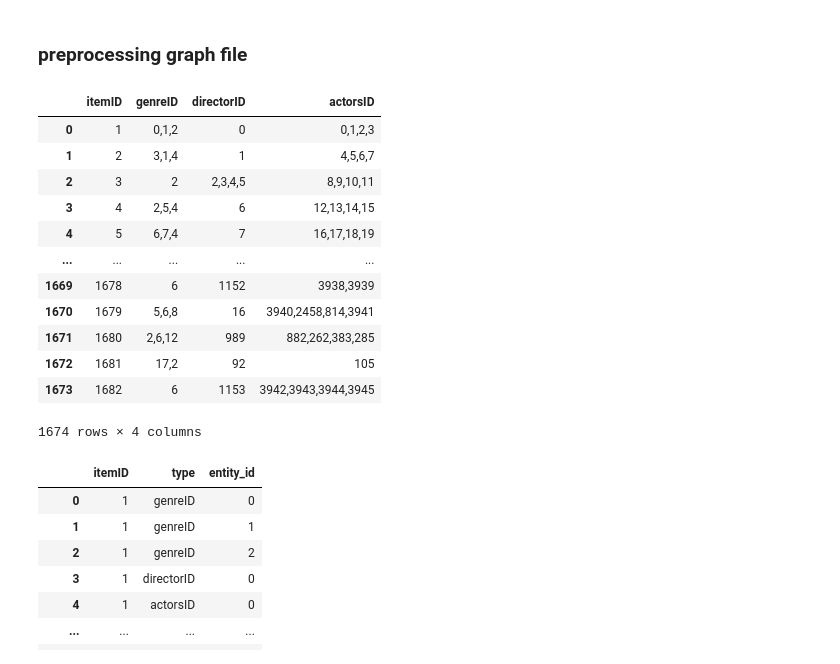
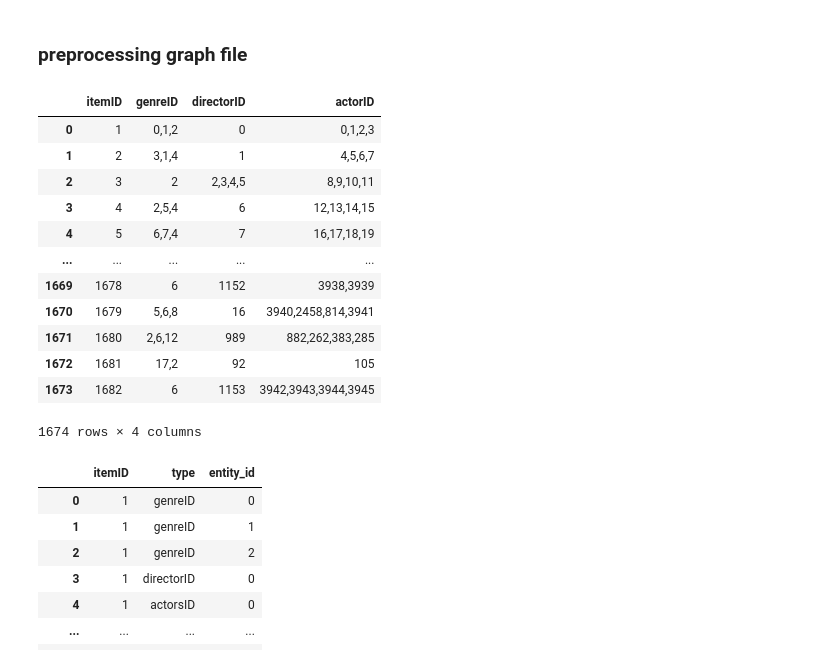
Before and after one commit to manhtung001/KGCN-pytorch_geometric, a Jupyter notebook: pytorch_geometric_version/data/preprocessing_new_data.ipynb, the cells around one changed output. Drawn from its saved outputs; the diff is of its cells as text; code cells hidden in the pictures.

```diff
--- a/pytorch_geometric_version/data/preprocessing_new_data.ipynb
+++ b/pytorch_geometric_version/data/preprocessing_new_data.ipynb
@@ -213,10 +213,10 @@ df.to_csv("ML100K/user_item.dat", sep="\t", index=False)
 # %%
 df = pd.read_csv("ML100K/raw/auxiliary-mapping.txt", sep="|", header=None)
 # rename the columns
-df.columns = ["itemID", "genreID", "directorID", "actorsID"]
+df.columns = ["itemID", "genreID", "directorID", "actorID"]
 df
 # %% [output]
-|  | itemID | genreID | directorID | actorsID |
+|  | itemID | genreID | directorID | actorID |
 | 0 | 1 | 0,1,2 | 0 | 0,1,2,3 |
 | 1 | 2 | 3,1,4 | 1 | 4,5,6,7 |
 | 2 | 3 | 2 | 2,3,4,5 | 8,9,10,11 |
```
Also changed, not shown: parts of 23 cells of this notebook, 33 other files.
